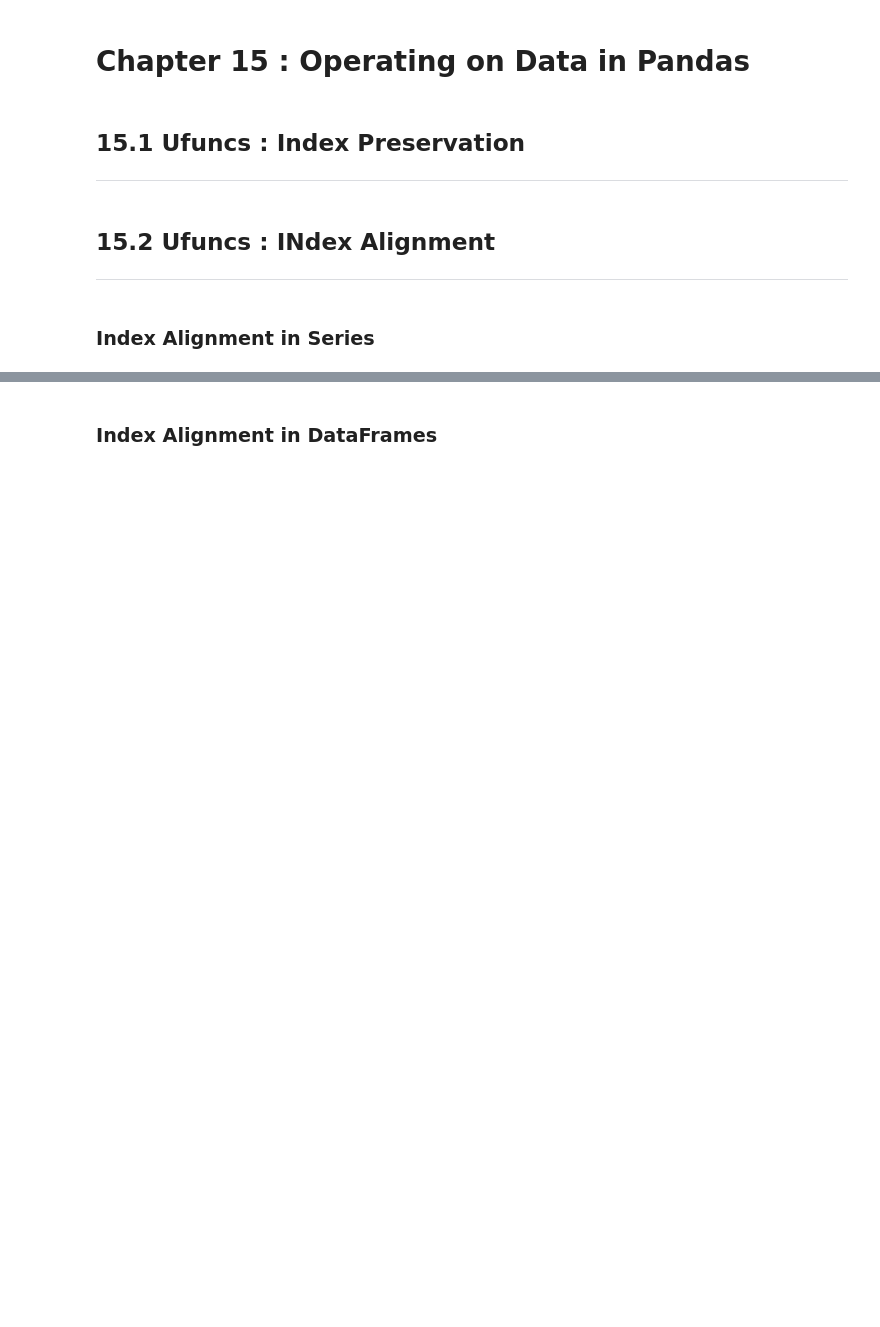
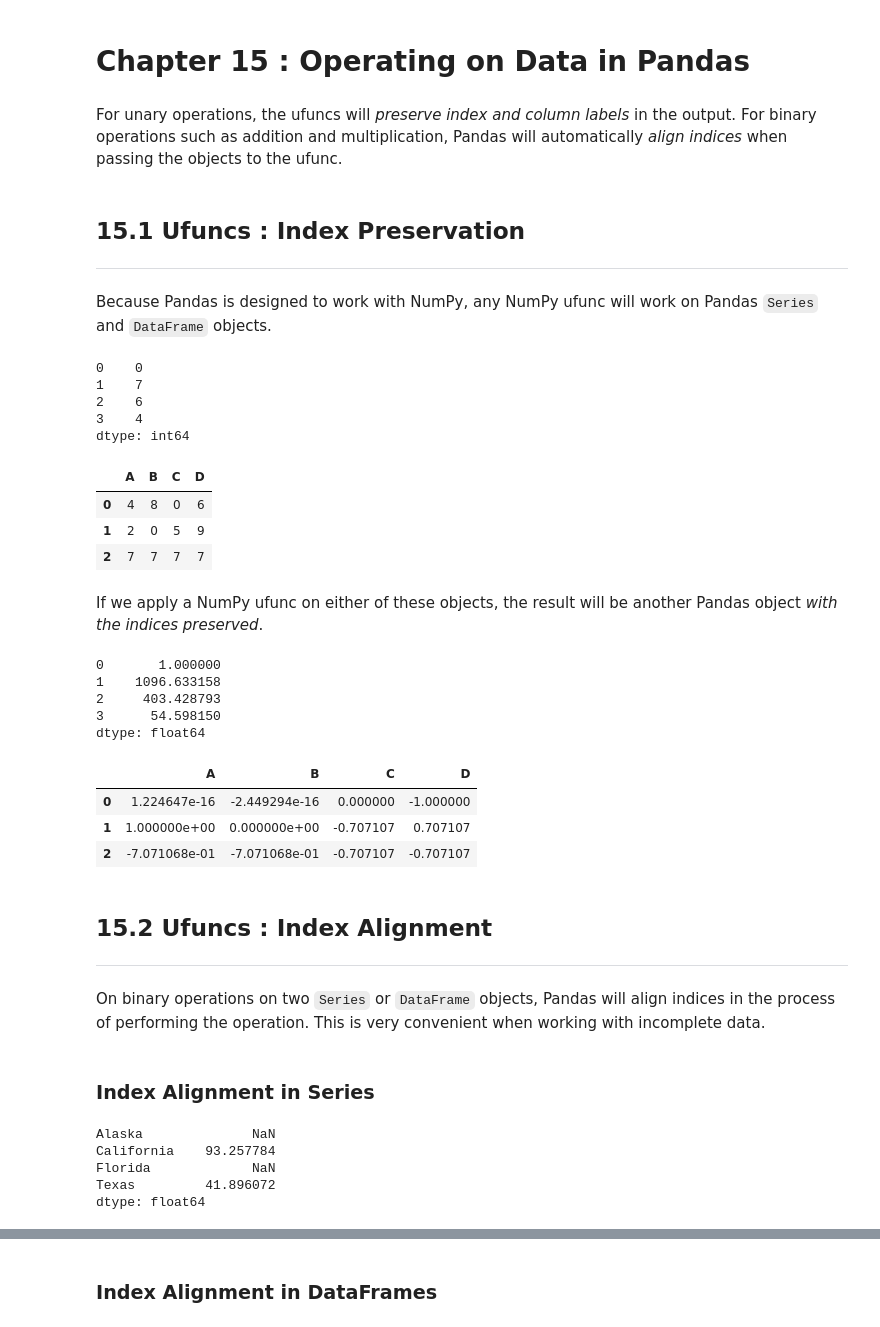
Before and after one commit to huymh/jupyter-notes, a Jupyter notebook: HB_2_Data_Manipulation_with_Pandas.ipynb, the cells around one changed output, grey strips where cells are left out. Drawn from its saved outputs; the diff is of its cells as text; code cells hidden in the pictures; blank space fills up the shorter version.

```diff
--- a/HB_2_Data_Manipulation_with_Pandas.ipynb
+++ b/HB_2_Data_Manipulation_with_Pandas.ipynb
@@ -637,6 +637,10 @@ data[data.density > 120]
 | New York | 141297 | 20201249 | 142.970120 |
 # %% [markdown]
 # Chapter 15 : Operating on Data in Pandas
+# %% [markdown]
+For unary operations, the ufuncs will *preserve index and column labels* in the output. For binary operations such as addition and multiplication, Pandas will automatically *align indices* when passing the objects to the ufunc.
 # %% [markdown]
 ## 15.1 Ufuncs : Index Preservation
 ---
+# %% [markdown]
+Because Pandas is designed to work with NumPy, any NumPy ufunc will work on Pandas `Series` and `DataFrame` objects.
@@ -643,5 +650,43 @@ data[data.density > 120]
+# %%
+rng = np.random.default_rng(42)
+ser = pd.Series(rng.integers(0,10,4))
+ser
+# %% [output]
+0    0
+1    7
+2    6
+3    4
+dtype: int64
+# %%
+df = pd.DataFrame(rng.integers(0, 10, (3,4)),
+                  columns = ['A', 'B', 'C', 'D'])
+df
+# %% [output]
+|  | A | B | C | D |
+| 0 | 4 | 8 | 0 | 6 |
+| 1 | 2 | 0 | 5 | 9 |
+| 2 | 7 | 7 | 7 | 7 |
+# %% [markdown]
+If we apply a NumPy ufunc on either of these objects, the result will be another Pandas object *with the indices preserved*.
+# %%
+np.exp(ser)
+# %% [output]
+0       1.000000
+1    1096.633158
+2     403.428793
+3      54.598150
+dtype: float64
+# %%
+np.sin(df * np.pi / 4)
+# %% [output]
+|  | A | B | C | D |
+| 0 | 1.224647e-16 | -2.449294e-16 | 0.000000 | -1.000000 |
+| 1 | 1.000000e+00 | 0.000000e+00 | -0.707107 | 0.707107 |
+| 2 | -7.071068e-01 | -7.071068e-01 | -0.707107 | -0.707107 |
 # %% [markdown]
-## 15.2 Ufuncs : INdex Alignment
+## 15.2 Ufuncs : Index Alignment
 ---
+# %% [markdown]
+On binary operations on two `Series` or `DataFrame` objects, Pandas will align indices in the process of performing the operation. This is very convenient when working with incomplete data.
 # %% [markdown]
 ### Index Alignment in Series
@@ -647,0 +698,8 @@ data[data.density > 120]
+# %%
+population / area
+# %% [output]
+Alaska              NaN
+California    93.257784
+Florida             NaN
+Texas         41.896072
+dtype: float64
```
Also changed, not shown: parts of 36 cells of this notebook.
